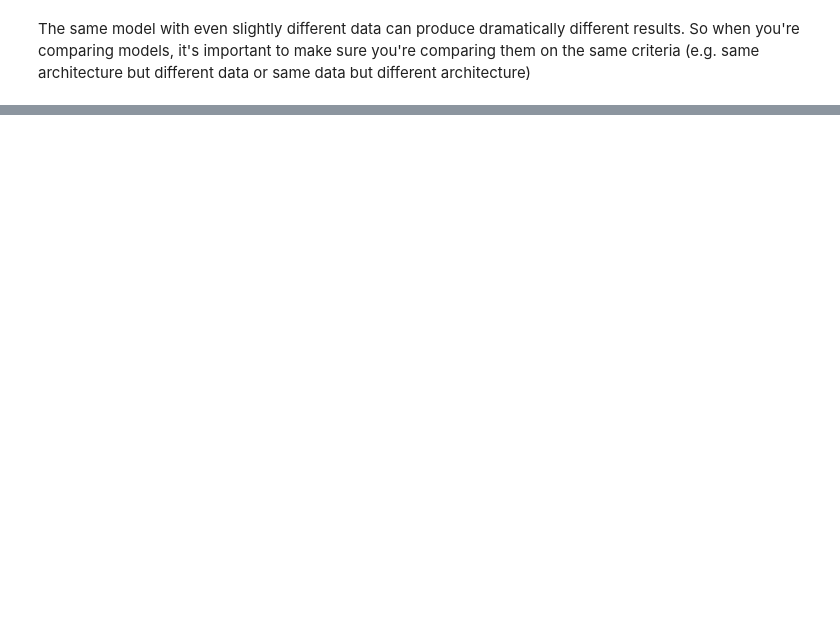
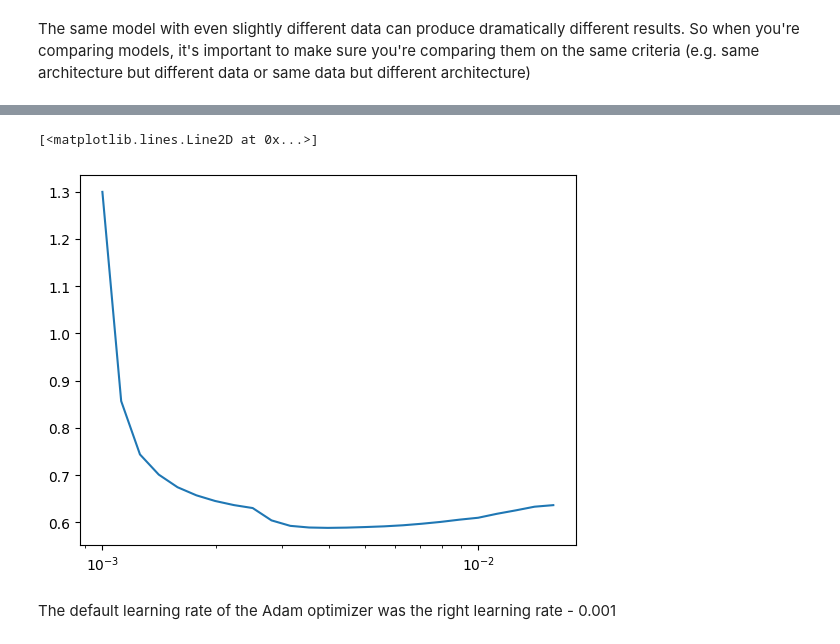
Before and after one commit to ra2dd/jupyter-tensor, a Jupyter notebook: 04_multiclass_classification.ipynb, the cells around one changed output, grey strips where cells are left out. Saved outputs shown, nothing was run; the diff lists cells and outputs as text; code cells hidden in the pictures; blank space fills up the shorter version.

```diff
--- a/04_multiclass_classification.ipynb
+++ b/04_multiclass_classification.ipynb
@@ -242,0 +299,7 @@ The same model with even slightly different data can produce dramatically differ
+# %%
+plt.semilogx(lrs[:25], find_lr_history_3.history["loss"][:25])
+# %% [output]
+[<matplotlib.lines.Line2D at 0x...>]
+[figure, added]
+# %% [markdown]
+The default learning rate of the Adam optimizer was the right learning rate - 0.001
```
Also changed, not shown: parts of 8 cells of this notebook.
